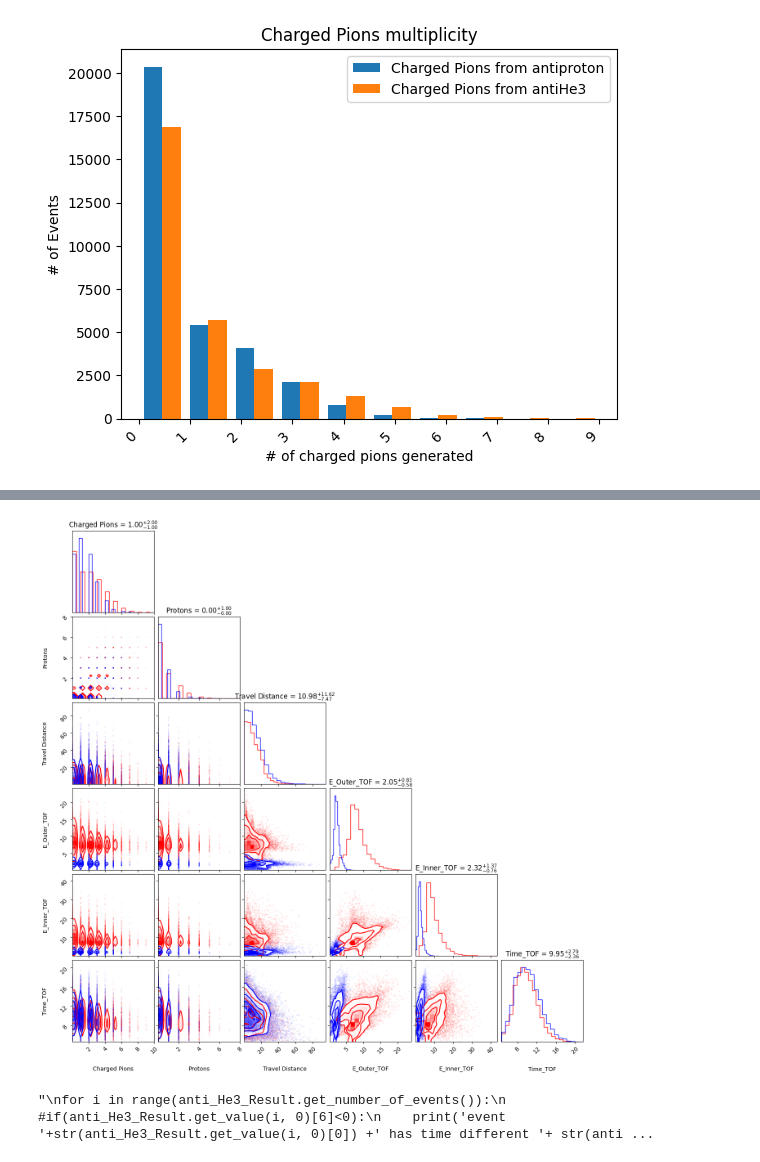
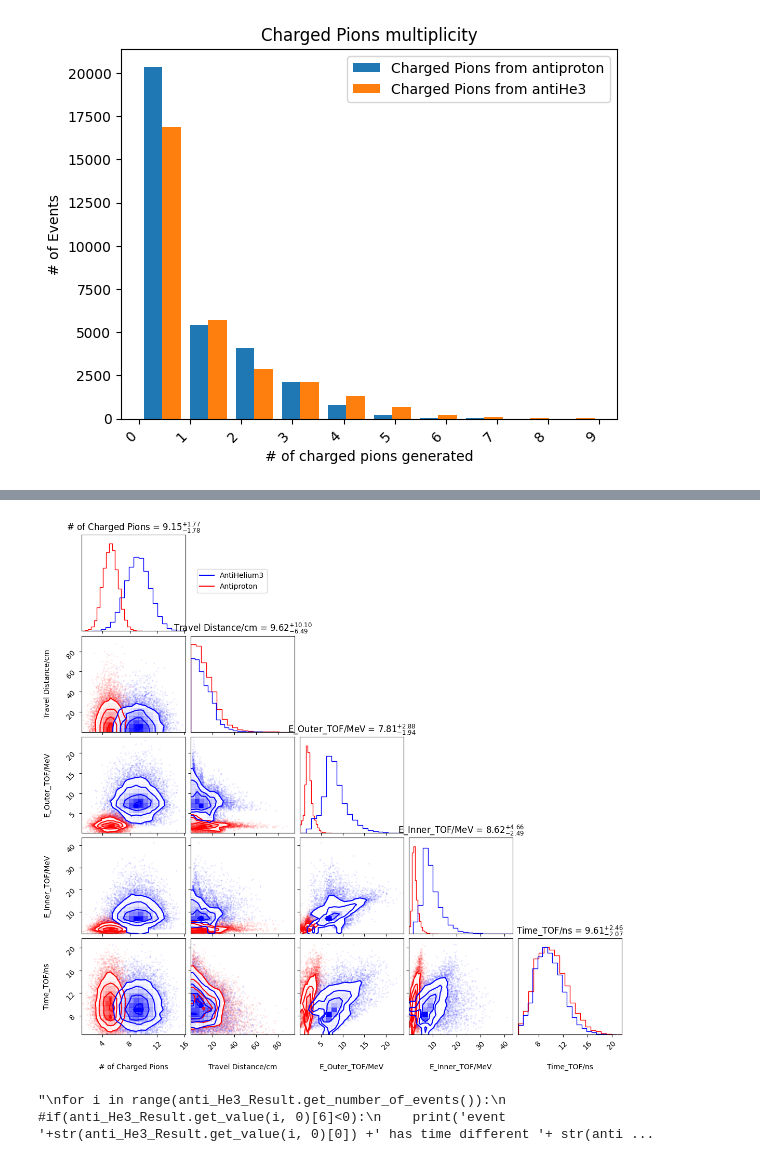
Before and after one commit to Eclipsedclaw/GRAMS, a Jupyter notebook: analysis/2023_Paper/Daughter_analysis.ipynb, the cells around one changed output, grey strips where cells are left out. Saved outputs shown, nothing was run; the diff lists cells and outputs as text; code cells hidden in the pictures.

Commit message:
made corner plot based on charged pion model
Former-commit-id: 3ada4ffa198145a8e414cfe1446d95a188f9fb69

```diff
--- a/analysis/2023_Paper/Daughter_analysis.ipynb
+++ b/analysis/2023_Paper/Daughter_analysis.ipynb
@@ -255,7 +255,7 @@ anti_He3_corner_distance_traveled = []
 anti_He3_corner_TOF_out_energy = []
 anti_He3_corner_TOF_in_energy = []
 anti_He3_corner_TOF_time = []
-anti_He3_corner_label = ['Charged Pions', 'Protons', 'Travel Distance', 'E_Outer_TOF', 'E_Inner_TOF', 'Time_TOF']
+anti_He3_corner_label = ['# of Charged Pions', 'Travel Distance/cm', 'E_Outer_TOF/MeV', 'E_Inner_TOF/MeV', 'Time_TOF/ns']
 
 for i in range(anti_He3_Result.get_number_of_events()):
     anti_He3_corner_Charged_pion.append(np.count_nonzero(np.logical_or(np.array(anti_He3_Result.get_value(i, 1)[1]) == 2112,np.array(anti_He3_Result.get_value(i, 1)[1]) == -2112)))
@@ -265,13 +265,6 @@ for i in range(anti_He3_Result.get_number_of_events()):
     anti_He3_corner_TOF_in_energy.append(anti_He3_Result.get_value(i, 0)[5])
     anti_He3_corner_TOF_time.append(anti_He3_Result.get_value(i, 0)[6])
 
-anti_He3_Corner_data = pd.DataFrame(anti_He3_corner_Charged_pion, columns=['Charged Pions'])
-anti_He3_Corner_data['# of protons'] = anti_He3_corner_proton
-anti_He3_Corner_data['distance traveled inside LAr'] = anti_He3_corner_distance_traveled
-anti_He3_Corner_data['Energy deposit in the Outer TOF'] = anti_He3_corner_TOF_out_energy
-anti_He3_Corner_data['Energy deposit in the inner TOF'] = anti_He3_corner_TOF_in_energy
-anti_He3_Corner_data['time differece in between TOFs'] = anti_He3_corner_TOF_time
-
 
 # This is for antiproton corner plot
 anti_proton_corner_Charged_pion = []
@@ -280,7 +273,7 @@ anti_proton_corner_distance_traveled = []
 anti_proton_corner_TOF_out_energy = []
 anti_proton_corner_TOF_in_energy = []
 anti_proton_corner_TOF_time = []
-anti_proton_corner_label = ['Charged Pions', 'Protons', 'Travel Distance', 'E_Outer_TOF', 'E_Inner_TOF', 'Time_TOF']
+anti_proton_corner_label = ['# of Charged Pions', 'Travel Distance/cm', 'E_Outer_TOF/MeV', 'E_Inner_TOF/MeV', 'Time_TOF/ns']
 
 for i in range(anti_proton_Result.get_number_of_events()):
     anti_proton_corner_Charged_pion.append(np.count_nonzero(np.logical_or(np.array(anti_proton_Result.get_value(i, 1)[1]) == 2112,np.array(anti_proton_Result.get_value(i, 1)[1]) == -2112)))
@@ -291,15 +284,58 @@ for i in range(anti_proton_Result.get_number_of_events()):
     anti_proton_corner_TOF_time.append(anti_proton_Result.get_value(i, 0)[6])
 
 
+# Mean and standard deviation
+#model A
+anti_proton_mu = 2.65 + 3.65 * np.log(2)
+anti_deuteron_mu = 2.65 + 3.65 * np.log(4)
+anti_He3_mu = 2.65 + 3.65 * np.log(6)
 
-anti_proton_Corner_data = pd.DataFrame(anti_proton_corner_Charged_pion, columns=['Charged Pions'])
-anti_proton_Corner_data['# of protons'] = anti_proton_corner_proton
+anti_proton_sigma = np.sqrt(anti_proton_mu * 0.174 * math.pow(2, 0.4))
+anti_deuteron_sigma = np.sqrt(anti_deuteron_mu * 0.174 * math.pow(4, 0.4))
+anti_He3_sigma = np.sqrt(anti_He3_mu * 0.174 * math.pow(6, 0.4))
+"""
+#model B
+anti_proton_mu = 2.65 + 3.65 * np.log(2)
+anti_deuteron_mu = 2 * anti_proton_mu
+anti_He3_mu = 3 * anti_proton_mu
+anti_proton_sigma = np.sqrt(anti_proton_mu * 0.174 * math.pow(2, 0.4))
+anti_deuteron_sigma = np.sqrt(2) * anti_proton_sigma
+anti_He3_sigma = np.sqrt(3) * anti_proton_sigma
+"""
+
+# Generate random numbers from the Gaussian distribution
+anti_proton_corner_Charged_pion_model = np.random.normal(anti_proton_mu, anti_proton_sigma, size=len(anti_proton_corner_Charged_pion))
+anti_He3_corner_Charged_pion_model = np.random.normal(anti_He3_mu, anti_He3_sigma, size=len(anti_He3_corner_Charged_pion))
+
+
+anti_proton_Corner_data = pd.DataFrame(anti_proton_corner_Charged_pion_model, columns=['Charged Pions'])
+#anti_proton_Corner_data['# of protons'] = anti_proton_corner_proton
 anti_proton_Corner_data['distance traveled inside LAr'] = anti_proton_corner_distance_traveled
 anti_proton_Corner_data['Energy deposit in the Outer TOF'] = anti_proton_corner_TOF_out_energy
 anti_proton_Corner_data['Energy deposit in the inner TOF'] = anti_proton_corner_TOF_in_energy
 anti_proton_Corner_data['time differece in between TOFs'] = anti_proton_corner_TOF_time
 
+anti_He3_Corner_data = pd.DataFrame(anti_He3_corner_Charged_pion_model, columns=['Charged Pions'])
+#anti_He3_Corner_data['# of protons'] = anti_He3_corner_proton
+anti_He3_Corner_data['distance traveled inside LAr'] = anti_He3_corner_distance_traveled
+anti_He3_Corner_data['Energy deposit in the Outer TOF'] = anti_He3_corner_TOF_out_energy
+anti_He3_Corner_data['Energy deposit in the inner TOF'] = anti_He3_corner_TOF_in_energy
+anti_He3_Corner_data['time differece in between TOFs'] = anti_He3_corner_TOF_time
 
-figure1 = corner.corner(anti_He3_Corner_data, color='r')
-figure1 = corner.corner(anti_proton_Corner_data, color='b', labels = anti_proton_corner_label, show_titles=True, title_kwargs={"fontsize": 12}, fig = figure1)
+
+figure1 = corner.corner(anti_proton_Corner_data, color='r')
+figure1 = corner.corner(anti_He3_Corner_data, color='b', labels = anti_He3_corner_label, show_titles=True, fig = figure1)
+
+# Add a separate legend to the corner plot
+legend_elements = [
+    plt.Line2D([0], [0], color='blue', label='AntiHelium3'),
+    plt.Line2D([0], [0], color='red', label='Antiproton'),
+    # Add more legend elements as needed
+]
+
+figure1.subplots_adjust(top=0.9)
+figure1.legend(handles=legend_elements, loc='upper center', bbox_to_anchor=(0.33, 0.85), ncol=1)
+
+# Save the plot to a file
+plt.savefig("ICRC_anti_He3_corner_plot.png", dpi=300)  # Specify the desired filename and DPI
 # %% [output]
@@ -307,4 +342,4 @@ WARNING:root:Too few points to create valid contours
-[figure, old version]
+[figure, new version]
 # %%
 """
 for i in range(anti_He3_Result.get_number_of_events()):
```
Also changed, not shown: parts of 1 cell of this notebook, 1 other file.
